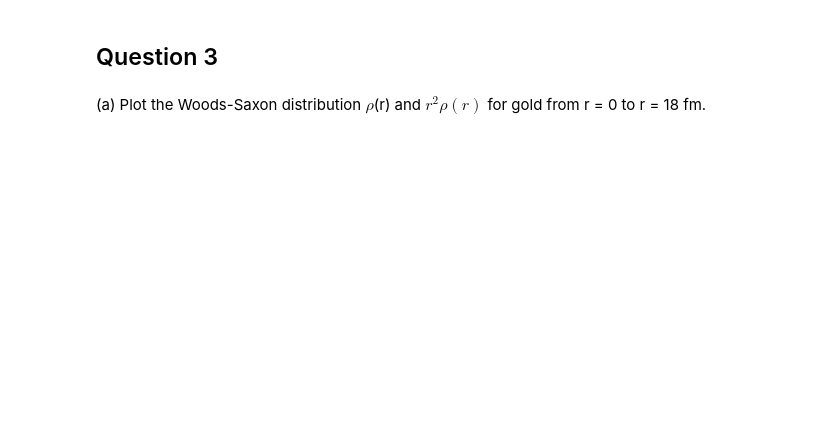
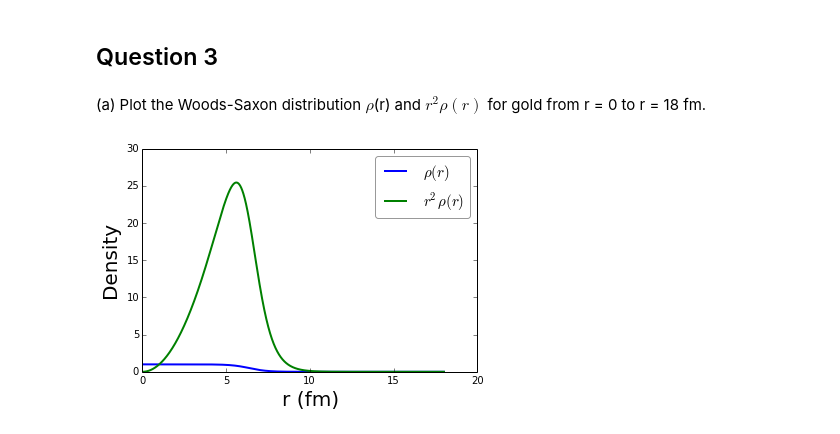
Before and after one commit to dclove202/PHYS202-S14, a Jupyter notebook: SciPy/RandomAndMCExercises.ipynb, the cells around one changed output. Drawn from its saved outputs; the diff is of its cells as text; code cells hidden in the pictures; blank space fills up the shorter version.

```diff
--- a/SciPy/RandomAndMCExercises.ipynb
+++ b/SciPy/RandomAndMCExercises.ipynb
@@ -107,0 +106,17 @@ rho = lambda r:
+# %%
+rho = lambda r: p0*(1+(w*r**2)/(R**2))/(1+e**((r-R)/a))
+#Gold constants
+p0 = 1
+#Unsure about value of rho naught constant...
+w = 0.
+R = 6.38
+a = 0.535
+r = np.arange(0,18.01,.001)
+plt.plot(r, rho(r), label= r'$ \rho (r)$', linewidth = 2)
+plt.plot(r,r**2 * rho(r), linewidth=2, label= r'$r^{2}\rho (r)$')
+plt.ylabel('Density', fontsize=20)
+plt.xlabel('r (fm)', fontsize=20)
+plt.legend(loc='best',fancybox=True,framealpha=.4, fontsize=15)
+plt.show()
+# %% [output]
+[figure, added]
```
Also changed, not shown: parts of 3 cells of this notebook, 1 other file.
